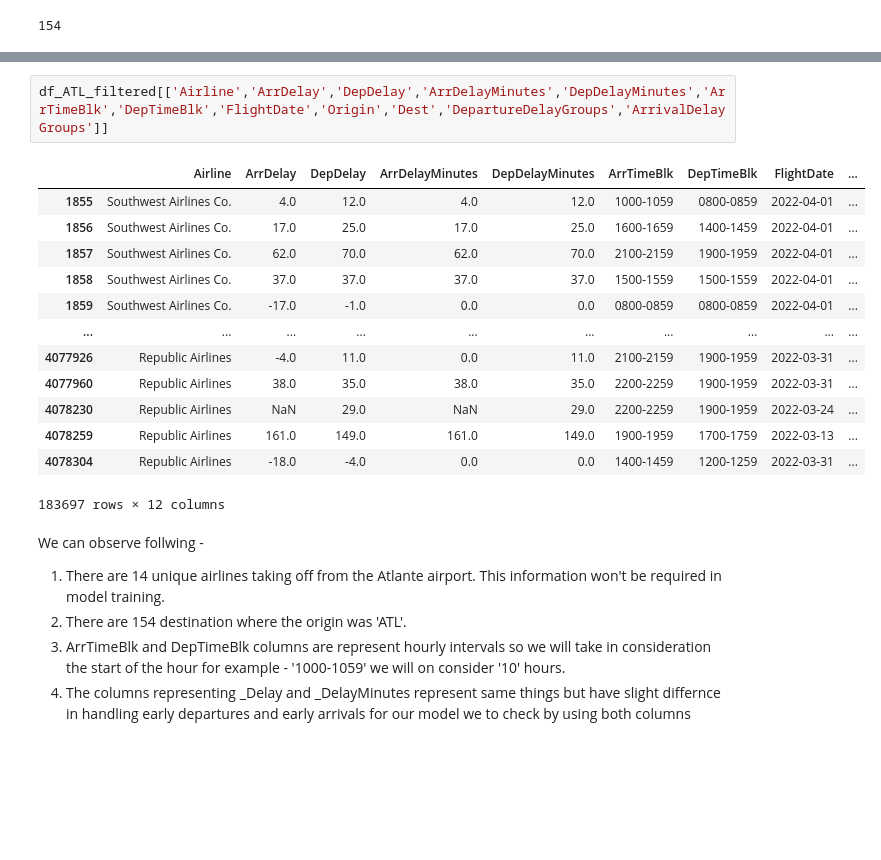
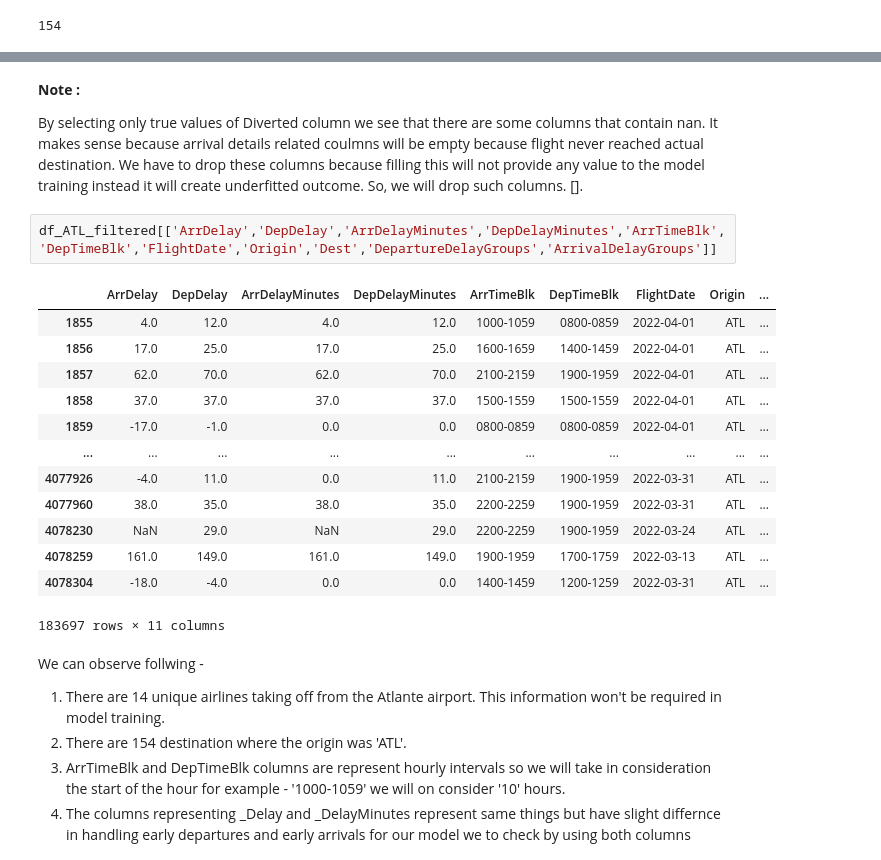
Before and after one commit to patel-aum-yorku/Flight-Status-Prediction, a Jupyter notebook: flight_status.ipynb, the cells around one changed output, grey strips where cells are left out. Drawn from its saved outputs; the diff is of its cells as text; blank space fills up the shorter version.

```diff
--- a/flight_status.ipynb
+++ b/flight_status.ipynb
@@ -192,19 +208,24 @@ len(dest)
+# %% [markdown]
+<strong>Note :</strong>
+
+By selecting only true values of Diverted column we see that there are some columns that contain nan. It makes sense because arrival details related coulmns will be empty because flight never reached actual destination. We have to drop these columns because filling this will not provide any value to the model training instead it will create underfitted outcome. So, we will drop such columns.
+[].
 # %%
-df_ATL_filtered[['Airline','ArrDelay','DepDelay','ArrDelayMinutes','DepDelayMinutes','ArrTimeBlk','DepTimeBlk','FlightDate','Origin','Dest','DepartureDelayGroups','ArrivalDelayGroups']]
+df_ATL_filtered[['ArrDelay','DepDelay','ArrDelayMinutes','DepDelayMinutes','ArrTimeBlk','DepTimeBlk','FlightDate','Origin','Dest','DepartureDelayGroups','ArrivalDelayGroups']]
 # %% [output]
-|  | Airline | ArrDelay | DepDelay | ArrDelayMinutes | DepDelayMinutes | ArrTimeBlk | DepTimeBlk | FlightDate | ... |
-| 1855 | Southwest Airlines Co. | 4.0 | 12.0 | 4.0 | 12.0 | 1000-1059 | 0800-0859 | 2022-04-01 | ... |
-| 1856 | Southwest Airlines Co. | 17.0 | 25.0 | 17.0 | 25.0 | 1600-1659 | 1400-1459 | 2022-04-01 | ... |
-| 1857 | Southwest Airlines Co. | 62.0 | 70.0 | 62.0 | 70.0 | 2100-2159 | 1900-1959 | 2022-04-01 | ... |
-| 1858 | Southwest Airlines Co. | 37.0 | 37.0 | 37.0 | 37.0 | 1500-1559 | 1500-1559 | 2022-04-01 | ... |
-| 1859 | Southwest Airlines Co. | -17.0 | -1.0 | 0.0 | 0.0 | 0800-0859 | 0800-0859 | 2022-04-01 | ... |
+|  | ArrDelay | DepDelay | ArrDelayMinutes | DepDelayMinutes | ArrTimeBlk | DepTimeBlk | FlightDate | Origin | ... |
+| 1855 | 4.0 | 12.0 | 4.0 | 12.0 | 1000-1059 | 0800-0859 | 2022-04-01 | ATL | ... |
+| 1856 | 17.0 | 25.0 | 17.0 | 25.0 | 1600-1659 | 1400-1459 | 2022-04-01 | ATL | ... |
+| 1857 | 62.0 | 70.0 | 62.0 | 70.0 | 2100-2159 | 1900-1959 | 2022-04-01 | ATL | ... |
+| 1858 | 37.0 | 37.0 | 37.0 | 37.0 | 1500-1559 | 1500-1559 | 2022-04-01 | ATL | ... |
+| 1859 | -17.0 | -1.0 | 0.0 | 0.0 | 0800-0859 | 0800-0859 | 2022-04-01 | ATL | ... |
 | ... | ... | ... | ... | ... | ... | ... | ... | ... | ... |
-| 4077926 | Republic Airlines | -4.0 | 11.0 | 0.0 | 11.0 | 2100-2159 | 1900-1959 | 2022-03-31 | ... |
-| 4077960 | Republic Airlines | 38.0 | 35.0 | 38.0 | 35.0 | 2200-2259 | 1900-1959 | 2022-03-31 | ... |
-| 4078230 | Republic Airlines | NaN | 29.0 | NaN | 29.0 | 2200-2259 | 1900-1959 | 2022-03-24 | ... |
-| 4078259 | Republic Airlines | 161.0 | 149.0 | 161.0 | 149.0 | 1900-1959 | 1700-1759 | 2022-03-13 | ... |
-| 4078304 | Republic Airlines | -18.0 | -4.0 | 0.0 | 0.0 | 1400-1459 | 1200-1259 | 2022-03-31 | ... |
+| 4077926 | -4.0 | 11.0 | 0.0 | 11.0 | 2100-2159 | 1900-1959 | 2022-03-31 | ATL | ... |
+| 4077960 | 38.0 | 35.0 | 38.0 | 35.0 | 2200-2259 | 1900-1959 | 2022-03-31 | ATL | ... |
+| 4078230 | NaN | 29.0 | NaN | 29.0 | 2200-2259 | 1900-1959 | 2022-03-24 | ATL | ... |
+| 4078259 | 161.0 | 149.0 | 161.0 | 149.0 | 1900-1959 | 1700-1759 | 2022-03-13 | ATL | ... |
+| 4078304 | -18.0 | -4.0 | 0.0 | 0.0 | 1400-1459 | 1200-1259 | 2022-03-31 | ATL | ... |
-183697 rows × 12 columns
+183697 rows × 11 columns
 # %% [markdown]
 We can observe follwing -
 1. There are 14 unique airlines taking off from the Atlante airport. This information won't be required in model training.
```
Also changed, not shown: parts of 4 cells of this notebook.
